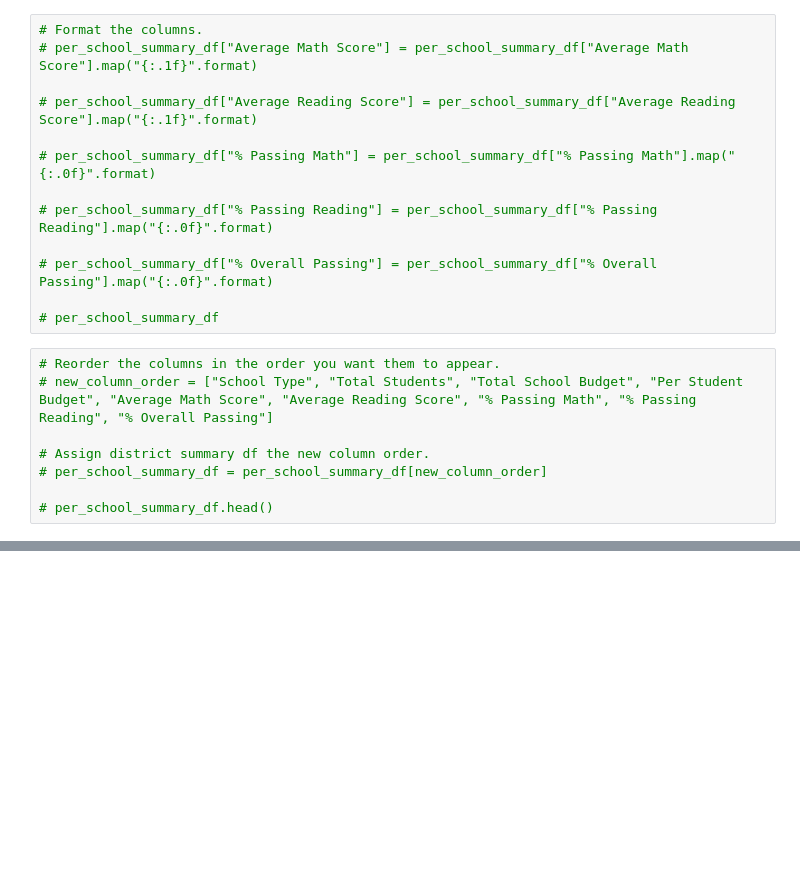
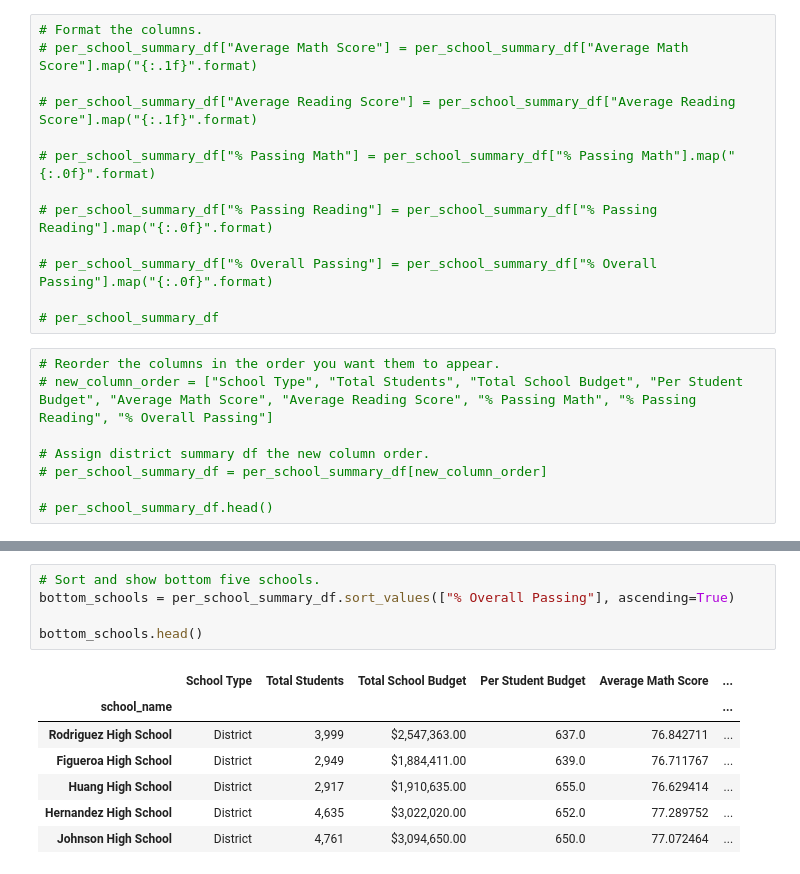
Before and after one commit to mewers2/School_District_Analysis, a Jupyter notebook: PyCitySchools.ipynb, the cells around one changed output, grey strips where cells are left out. Drawn from its saved outputs; the diff is of its cells as text; blank space fills up the shorter version.

```diff
--- a/PyCitySchools.ipynb
+++ b/PyCitySchools.ipynb
@@ -750,0 +764,13 @@ per_school_summary_df.head()
+# %%
+# Sort and show bottom five schools.
+bottom_schools = per_school_summary_df.sort_values(["% Overall Passing"], ascending=True)
+
+bottom_schools.head()
+# %% [output]
+|  | School Type | Total Students | Total School Budget | Per Student Budget | Average Math Score | ... |
+| school_name |  |  |  |  |  | ... |
+| Rodriguez High School | District | 3,999 | $2,547,363.00 | 637.0 | 76.842711 | ... |
+| Figueroa High School | District | 2,949 | $1,884,411.00 | 639.0 | 76.711767 | ... |
+| Huang High School | District | 2,917 | $1,910,635.00 | 655.0 | 76.629414 | ... |
+| Hernandez High School | District | 4,635 | $3,022,020.00 | 652.0 | 77.289752 | ... |
+| Johnson High School | District | 4,761 | $3,094,650.00 | 650.0 | 77.072464 | ... |
```
Also changed, not shown: parts of 1 cell of this notebook, 1 other file.
